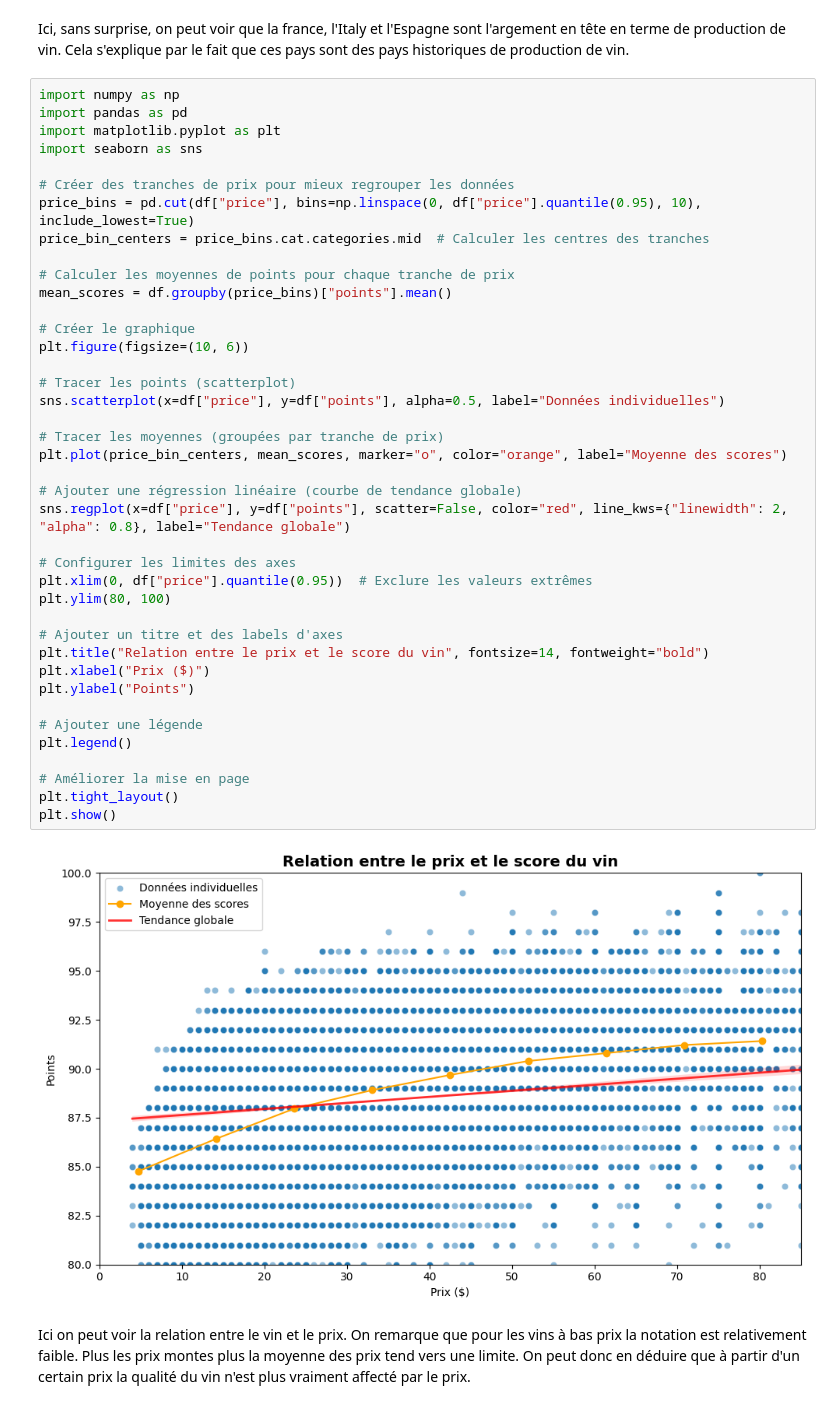
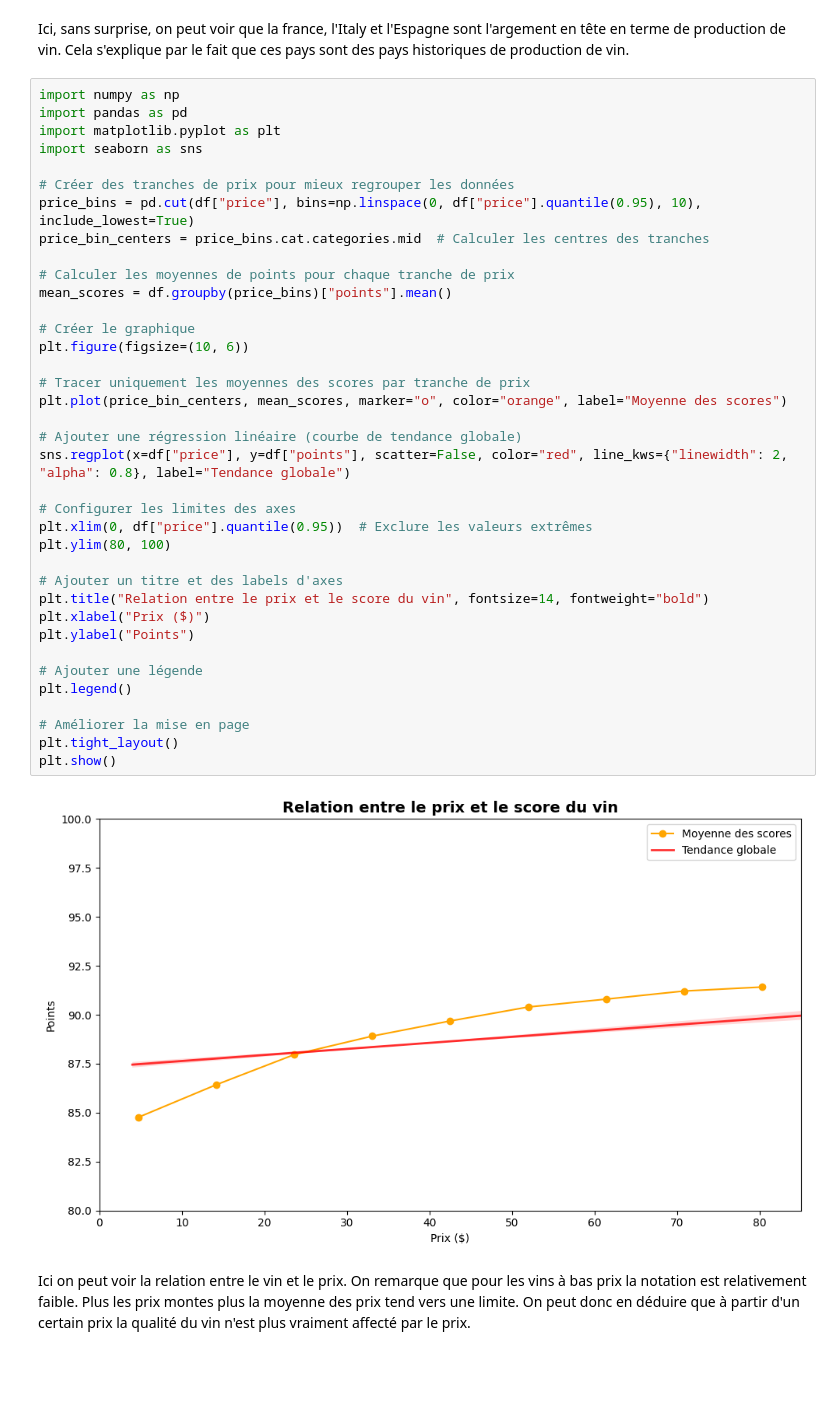
Before and after one commit to PhilippeMath49/ProjetVinasse, a Jupyter notebook: src/Notebook.ipynb, the cells around one changed output. Cells and saved outputs as stored; diff of their text form; blank space fills up the shorter version.

Commit message:
moyenne prix par score

```diff
--- a/src/Notebook.ipynb
+++ b/src/Notebook.ipynb
@@ -414,38 +414,35 @@ import seaborn as sns
 price_bins = pd.cut(df["price"], bins=np.linspace(0, df["price"].quantile(0.95), 10), include_lowest=True)
 price_bin_centers = price_bins.cat.categories.mid  # Calculer les centres des tranches
 
 # Calculer les moyennes de points pour chaque tranche de prix
 mean_scores = df.groupby(price_bins)["points"].mean()
 
 # Créer le graphique
 plt.figure(figsize=(10, 6))
 
-# Tracer les points (scatterplot)
-sns.scatterplot(x=df["price"], y=df["points"], alpha=0.5, label="Données individuelles")
-
-# Tracer les moyennes (groupées par tranche de prix)
+# Tracer uniquement les moyennes des scores par tranche de prix
 plt.plot(price_bin_centers, mean_scores, marker="o", color="orange", label="Moyenne des scores")
 
 # Ajouter une régression linéaire (courbe de tendance globale)
 sns.regplot(x=df["price"], y=df["points"], scatter=False, color="red", line_kws={"linewidth": 2, "alpha": 0.8}, label="Tendance globale")
 
 # Configurer les limites des axes
 plt.xlim(0, df["price"].quantile(0.95))  # Exclure les valeurs extrêmes
 plt.ylim(80, 100)
 
 # Ajouter un titre et des labels d'axes
 plt.title("Relation entre le prix et le score du vin", fontsize=14, fontweight="bold")
 plt.xlabel("Prix ($)")
 plt.ylabel("Points")
 
 # Ajouter une légende
 plt.legend()
 
 # Améliorer la mise en page
 plt.tight_layout()
 plt.show()
 # %% [output]
-[figure, old version]
+[figure, new version]
 # %% [markdown]
 Ici on peut voir la relation entre le vin et le prix. On remarque que pour les vins à bas prix la notation est relativement faible. Plus les prix montes plus la moyenne des prix tend vers une limite. On peut donc en déduire que à partir d'un certain prix la qualité du vin n'est plus vraiment affecté par le prix.
 # %%
```
